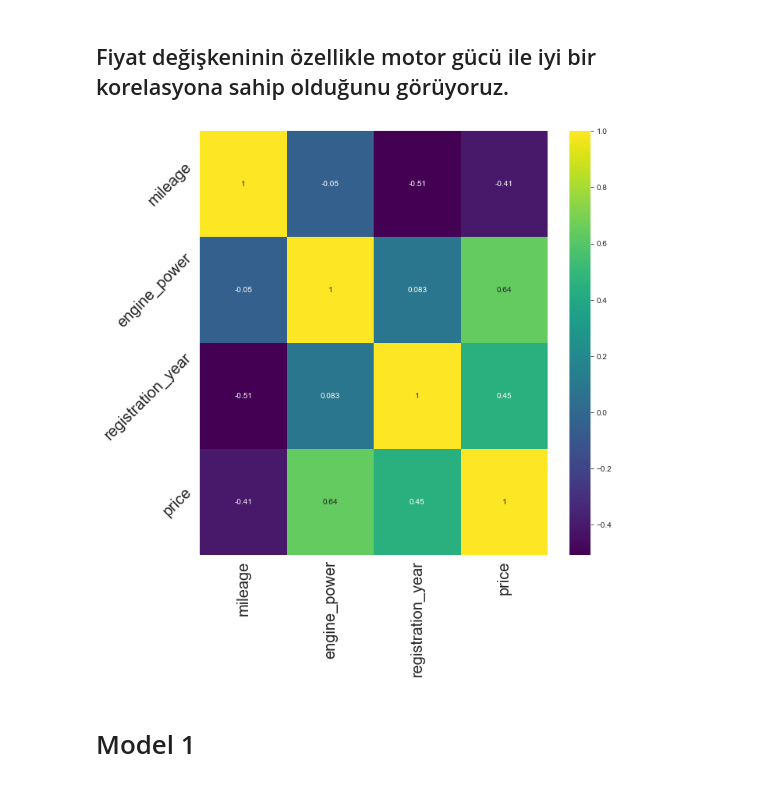
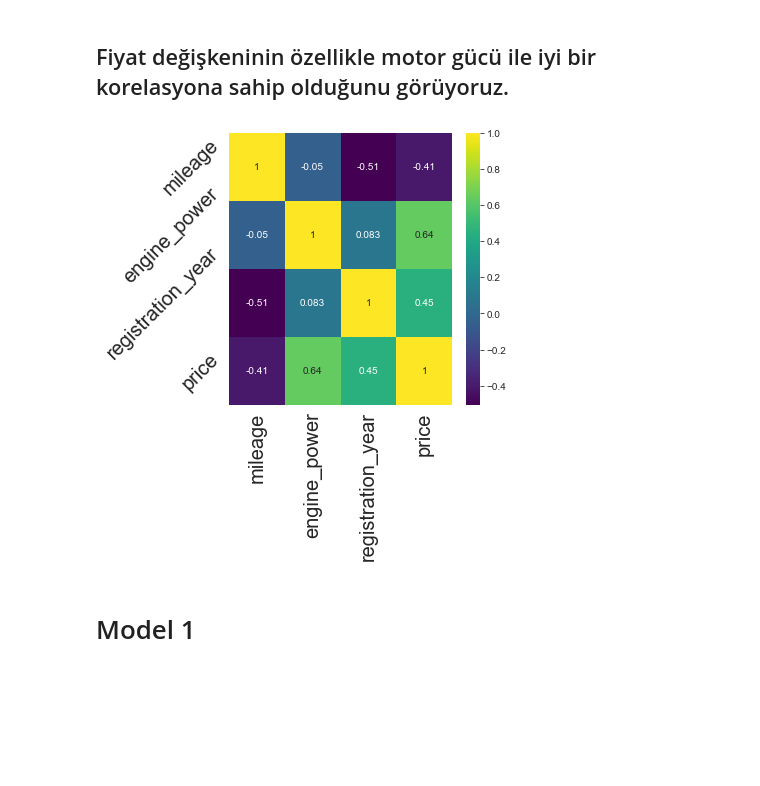
Before and after one commit to mustafaktaas/Python_DeepLearning, a Jupyter notebook: CarPricePredictionANN.ipynb, the cells around one changed output. Cells and saved outputs as stored; diff of their text form; code cells hidden in the pictures; blank space fills up the shorter version.

```diff
--- a/CarPricePredictionANN.ipynb
+++ b/CarPricePredictionANN.ipynb
@@ -283,13 +283,13 @@ plt.title('Mileage vs Price vs Year',fontsize=20);
 # %% [markdown]
 ## Fiyat değişkeninin özellikle motor gücü ile iyi bir korelasyona sahip olduğunu görüyoruz.
 # %%
-plt.figure(figsize=(10,10))
+plt.figure(figsize=(5,5))
 var=['mileage','engine_power','registration_year','price']
 sns.heatmap(data[var].corr(),annot=True,cmap='viridis');
 plt.xticks(fontsize=20,rotation=90);
 plt.yticks(fontsize=20,rotation=45);
 # %% [output]
-[figure, old version]
+[figure, new version]
 # %% [markdown]
 # Model 1
 # %%
```
Also changed, not shown: parts of 35 cells of this notebook.
